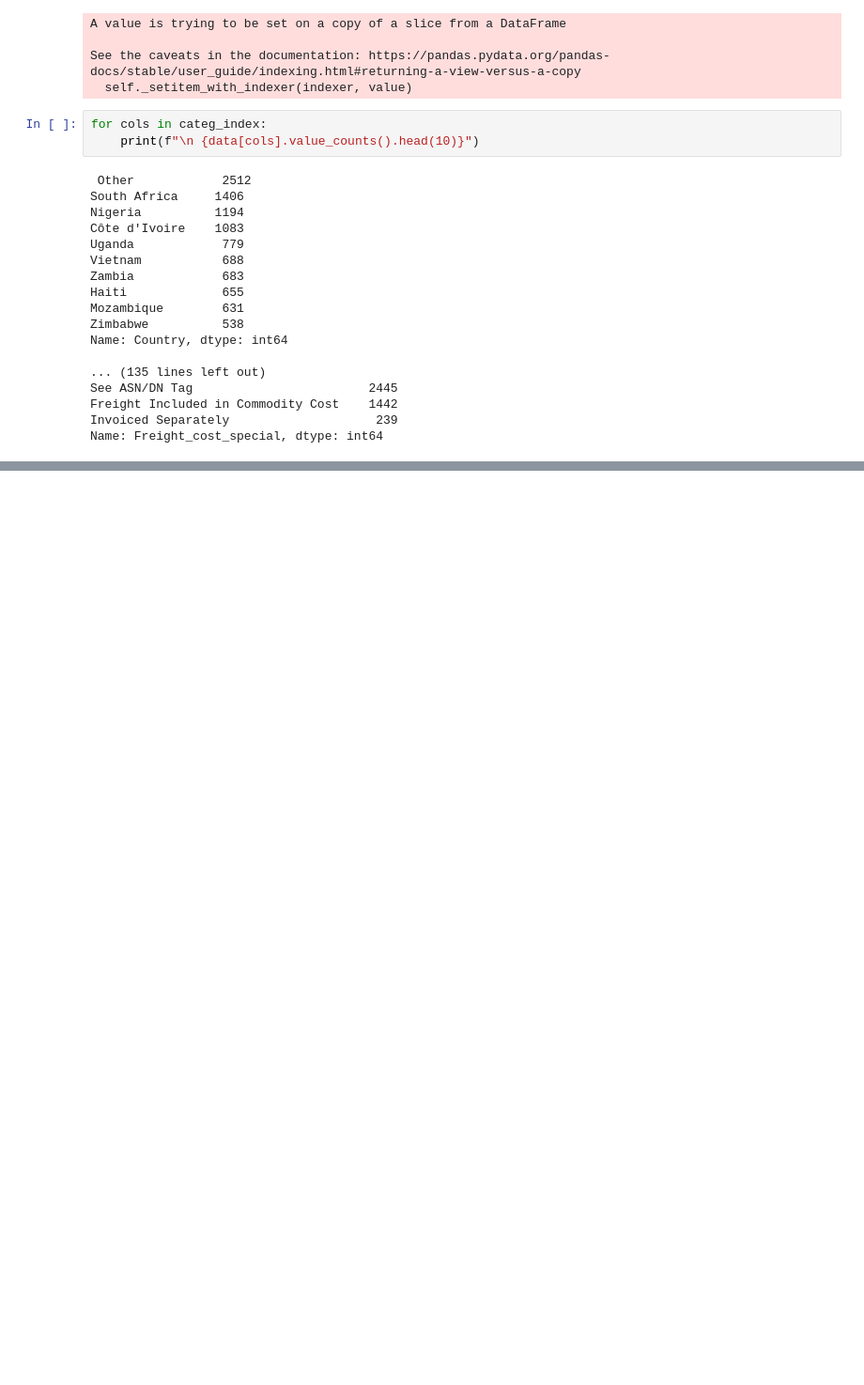
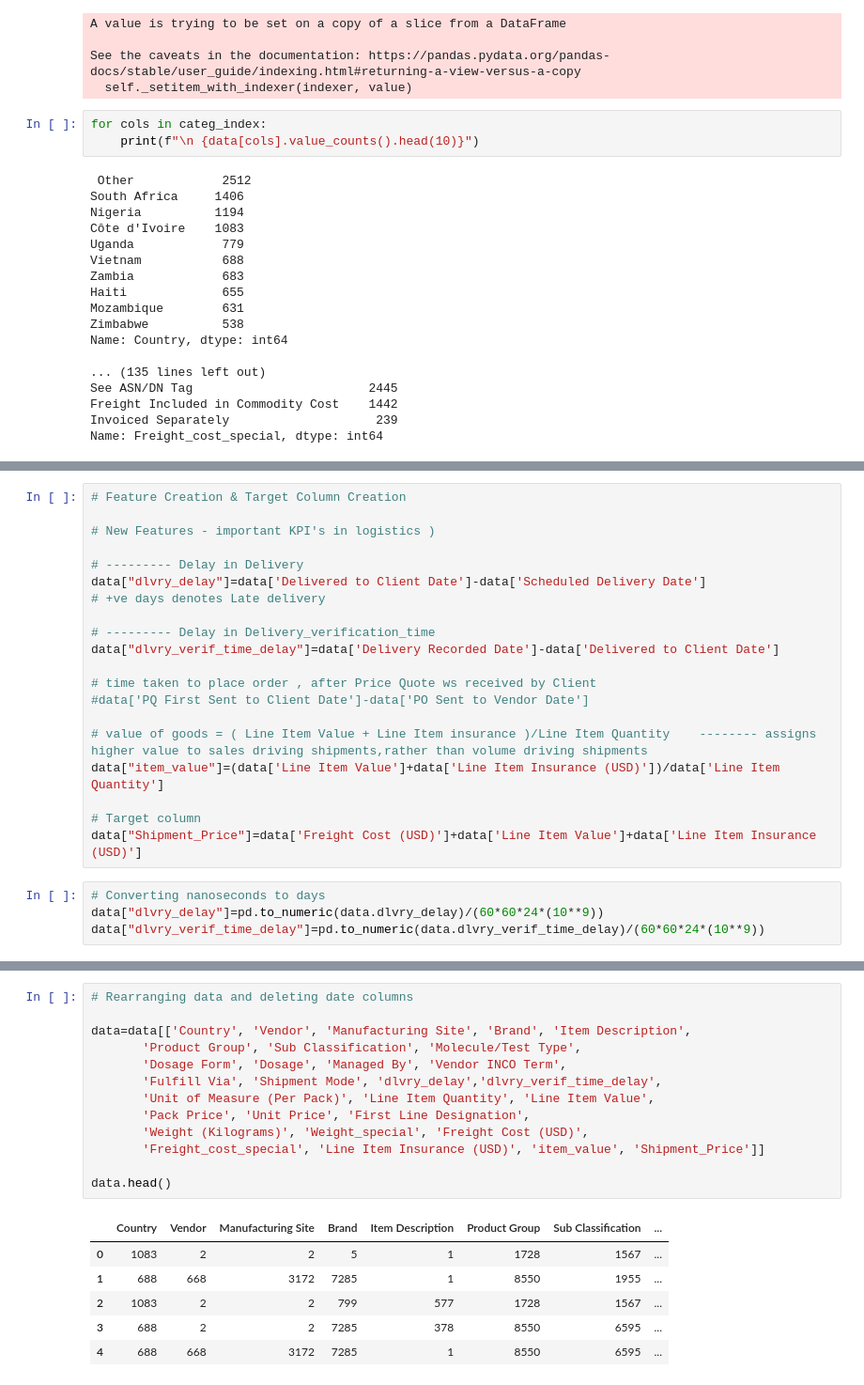
Before and after one commit to Shashank-Sundi/NOTEBOOKS, a Jupyter notebook: SHIPMENT-PRICING.ipynb, the cells around one changed output, grey strips where cells are left out. Shown: that part at 94% size. Saved outputs shown, nothing was run; the diff lists cells and outputs as text; blank space fills up the shorter version.

```diff
--- a/SHIPMENT-PRICING.ipynb
+++ b/SHIPMENT-PRICING.ipynb
@@ -541,0 +644,24 @@ Name: Fulfill Via, Length: 10324, dtype: object
+# %%
+# Feature Creation & Target Column Creation
+
+# New Features - important KPI's in logistics )
+
+# --------- Delay in Delivery
+data["dlvry_delay"]=data['Delivered to Client Date']-data['Scheduled Delivery Date']
+# +ve days denotes Late delivery
+
+# --------- Delay in Delivery_verification_time
+data["dlvry_verif_time_delay"]=data['Delivery Recorded Date']-data['Delivered to Client Date']
+
+# time taken to place order , after Price Quote ws received by Client
+#data['PQ First Sent to Client Date']-data['PO Sent to Vendor Date']
+
+# value of goods = ( Line Item Value + Line Item insurance )/Line Item Quantity    -------- assigns higher value to sales driving shipments,rather than volume driving shipments
+data["item_value"]=(data['Line Item Value']+data['Line Item Insurance (USD)'])/data['Line Item Quantity']
+
+# Target column
+data["Shipment_Price"]=data['Freight Cost (USD)']+data['Line Item Value']+data['Line Item Insurance (USD)']
+# %%
+# Converting nanoseconds to days
+data["dlvry_delay"]=pd.to_numeric(data.dlvry_delay)/(60*60*24*(10**9))
+data["dlvry_verif_time_delay"]=pd.to_numeric(data.dlvry_verif_time_delay)/(60*60*24*(10**9))
@@ -541,0 +682,20 @@ Name: Fulfill Via, Length: 10324, dtype: object
+# %%
+# Rearranging data and deleting date columns
+
+data=data[['Country', 'Vendor', 'Manufacturing Site', 'Brand', 'Item Description',
+       'Product Group', 'Sub Classification', 'Molecule/Test Type',
+       'Dosage Form', 'Dosage', 'Managed By', 'Vendor INCO Term',
+       'Fulfill Via', 'Shipment Mode', 'dlvry_delay','dlvry_verif_time_delay',
+       'Unit of Measure (Per Pack)', 'Line Item Quantity', 'Line Item Value',
+       'Pack Price', 'Unit Price', 'First Line Designation',
+       'Weight (Kilograms)', 'Weight_special', 'Freight Cost (USD)',
+       'Freight_cost_special', 'Line Item Insurance (USD)', 'item_value', 'Shipment_Price']]
+
+data.head()
+# %% [output]
+|  | Country | Vendor | Manufacturing Site | Brand | Item Description | Product Group | Sub Classification | ... |
+| 0 | 1083 | 2 | 2 | 5 | 1 | 1728 | 1567 | ... |
+| 1 | 688 | 668 | 3172 | 7285 | 1 | 8550 | 1955 | ... |
+| 2 | 1083 | 2 | 2 | 799 | 577 | 1728 | 1567 | ... |
+| 3 | 688 | 2 | 2 | 7285 | 378 | 8550 | 6595 | ... |
+| 4 | 688 | 668 | 3172 | 7285 | 1 | 8550 | 6595 | ... |
```
Also changed, not shown: parts of 15 cells of this notebook.
